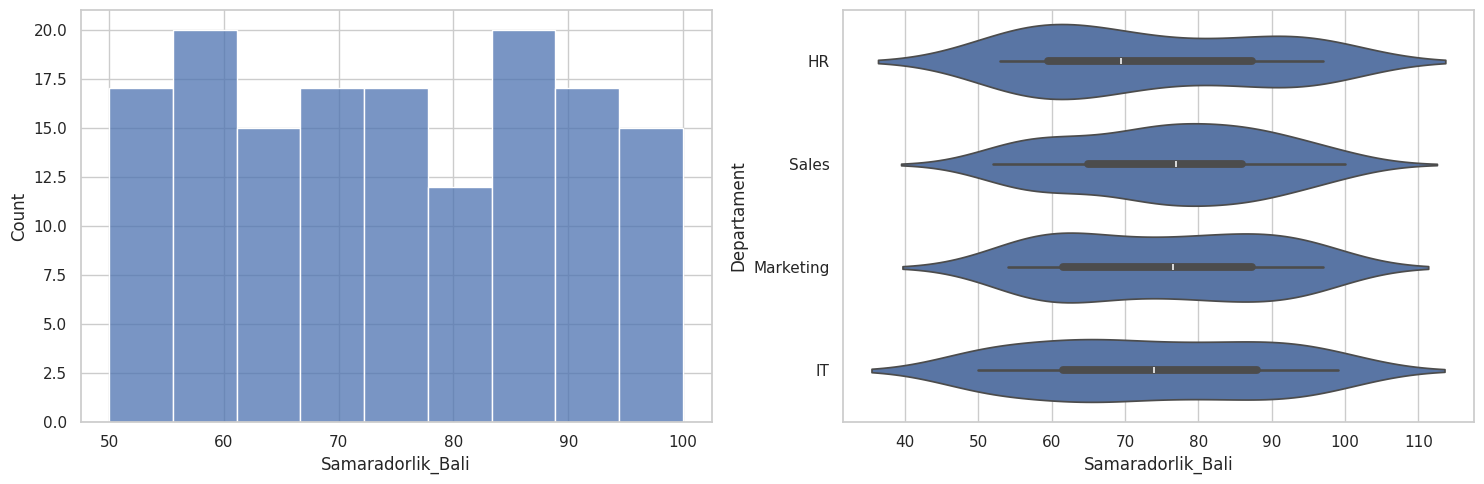
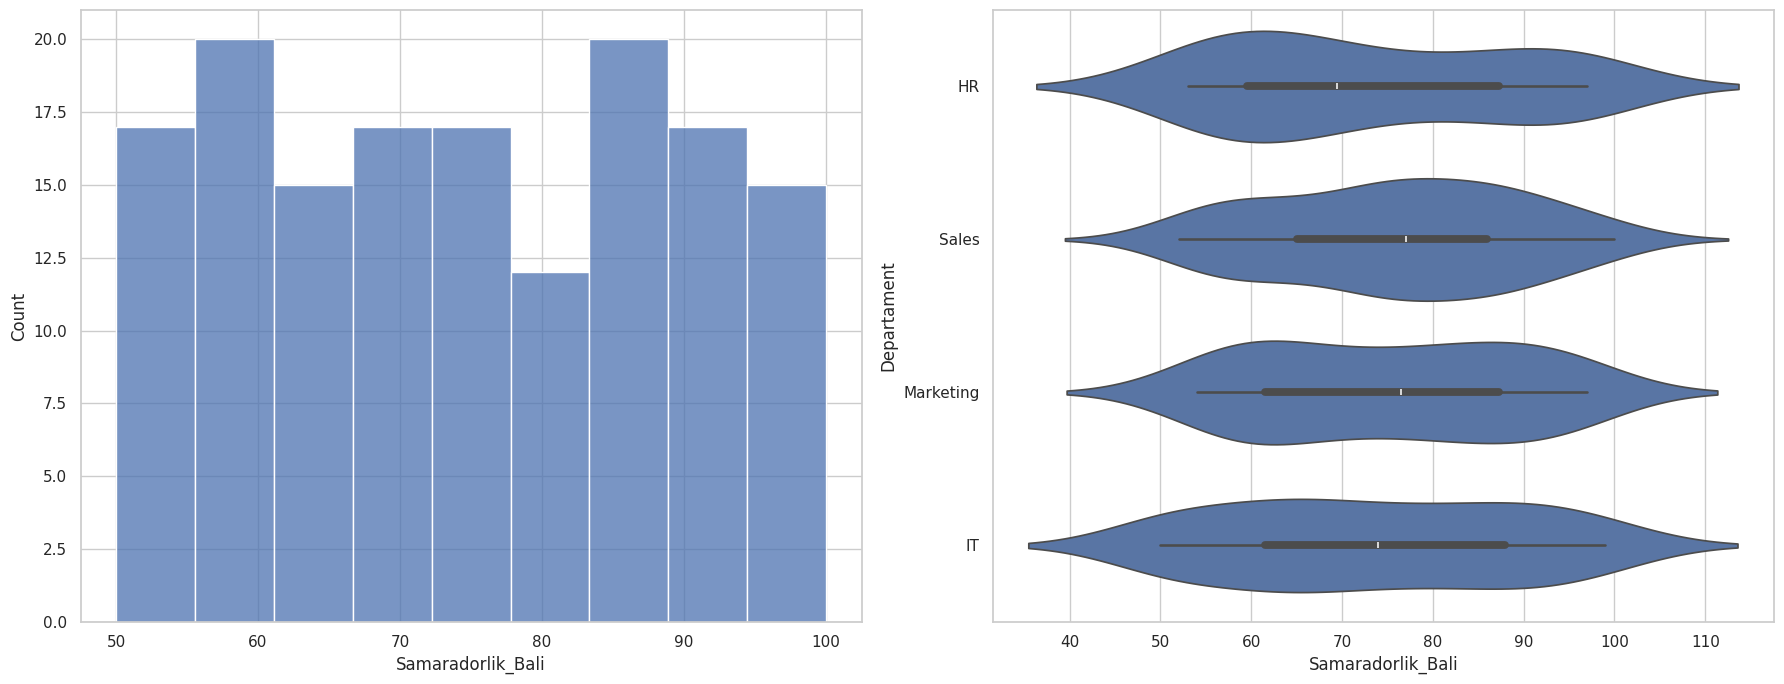
The notebook cell's code change between the first figure and the second:
--- before
+++ after
@@ -1,3 +1,3 @@
-fig, ax = plt.subplots(1, 2, figsize=(15, 5))
+fig, ax = plt.subplots(1, 2, figsize=(18, 7))
 sns.histplot(df['Samaradorlik_Bali'], ax=ax[0])
 sns.violinplot(data=df, x='Samaradorlik_Bali', y='Departament', ax=ax[1])

Commit: Created using Colab